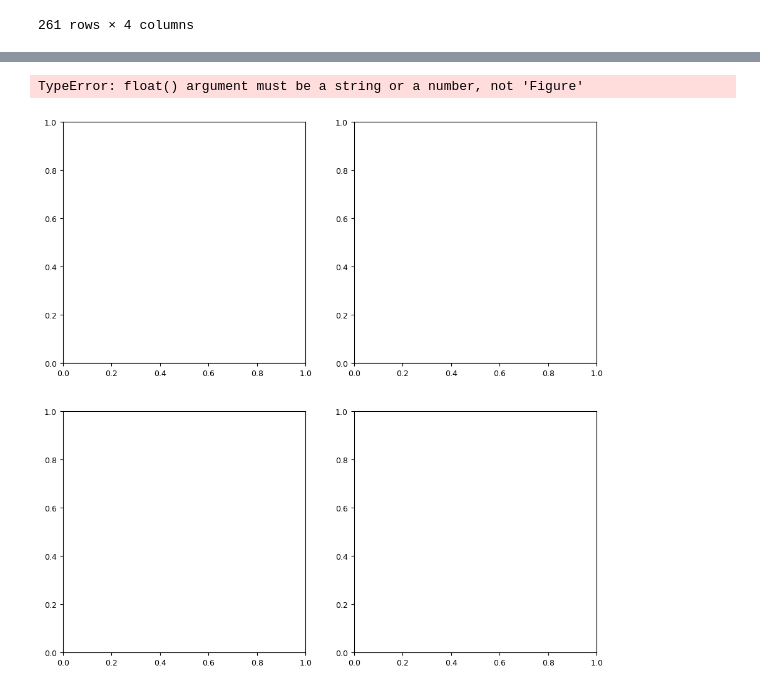
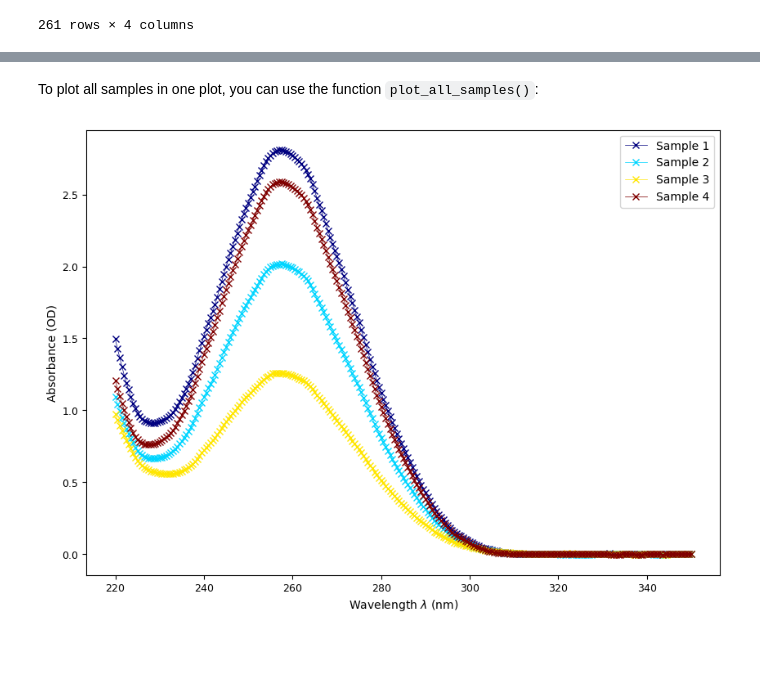
Before and after one commit to BoernerLab/blab_analysis, a Jupyter notebook: divices_example.ipynb, the cells around one changed output, grey strips where cells are left out. Saved outputs shown, nothing was run; the diff lists cells and outputs as text; code cells hidden in the pictures; blank space fills up the shorter version.

Commit message:
updates
worked on notebook:
- finished chapters about Nanodrop, Carry and Genesis classes
- added descriptions and help markdowns
made some minor changes to devices.py

```diff
--- a/divices_example.ipynb
+++ b/divices_example.ipynb
@@ -405,7 +595,7 @@ As you can see, these functions print out some information concerning the calcul
 # %%
-test_nano = blab.Nanodrop("C:/Users/reuss/Documents/GitHub/Visual_FRET/src/nanodrop_data/RNA_BK_12_06_23_E2.tsv")
-whole_data = test_nano.working_df
-whole_data
+data_nano = blab.Nanodrop(file_path="src/nanodrop_data/RNA_BK_12_06_23_E2.tsv")
+whole_nano = data_nano.working_df
+whole_nano
 # %% [output]
 |  | sample | wavelength (nm) | absorbance | date_time |
 | 0 | Sample 1 | 220.0 | 1.495 | 6/12/2023 2:04 PM |
@@ -459,5 +656,6 @@ plot_4 = test_nano.plot_sample("Sample 4", color="lightblue")
+# %% [markdown]
+To plot all samples in one plot, you can use the function `plot_all_samples()`:
 # %%
-plot_all = test_nano.plot_all_samples()
+plot_all = data_nano.plot_all_samples()
 # %% [output]
-TypeError: float() argument must be a string or a number, not 'Figure'
-[figure, old version]
+[figure, new version]
```
Also changed, not shown: parts of 41 cells of this notebook, 3 other files.
